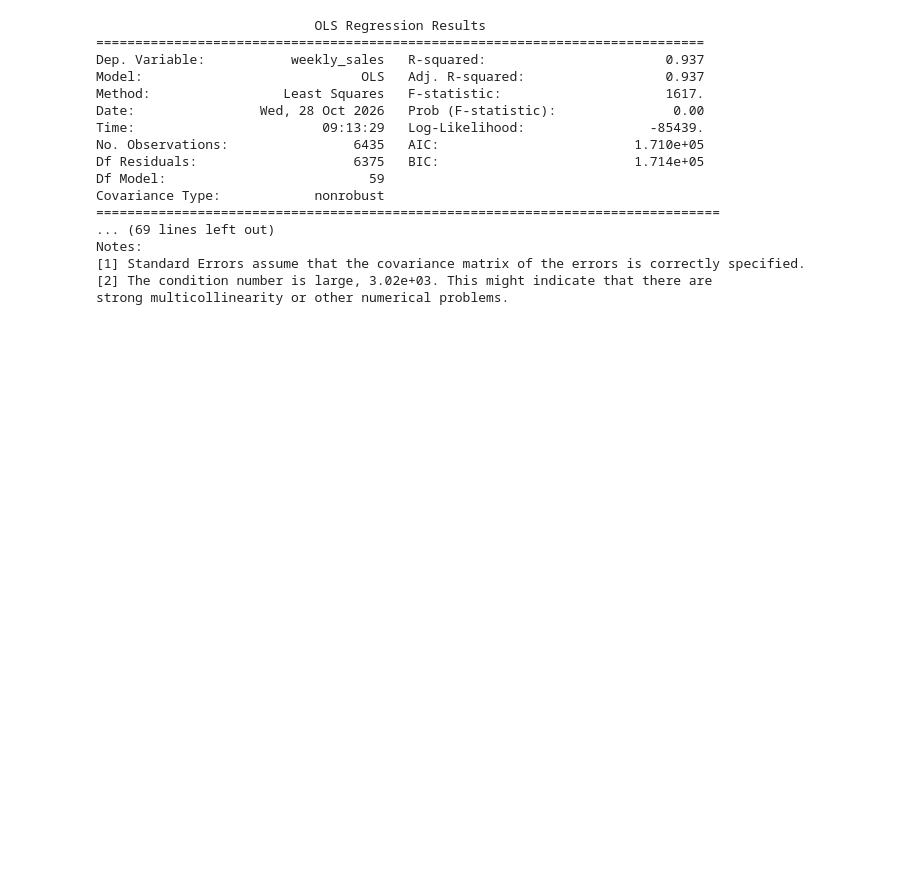
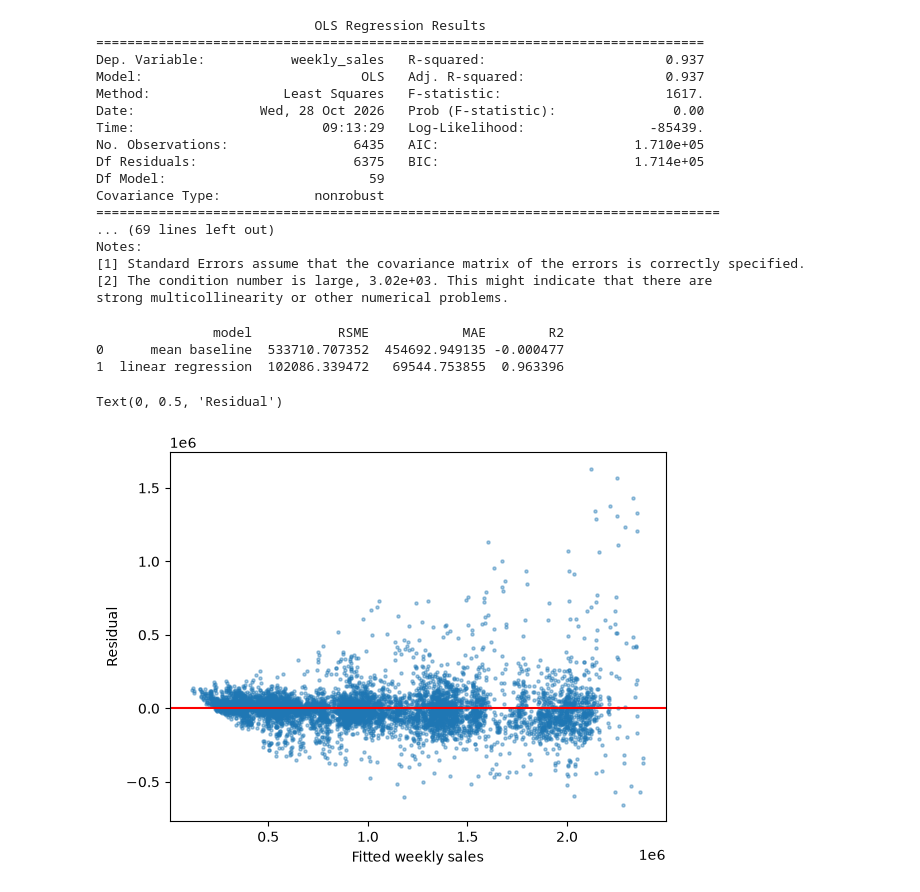
Before and after one commit to emmanuelakinmokun/predicting-weekly-retail-sales, a Jupyter notebook: notebooks/modelling.ipynb, the cells around one changed output. Saved outputs shown, nothing was run; the diff lists cells and outputs as text; code cells hidden in the pictures; blank space fills up the shorter version.

Commit message:
add: predict and validate with sklearn

```diff
--- a/notebooks/modelling.ipynb
+++ b/notebooks/modelling.ipynb
@@ -217,3 +217,46 @@ Notes:
 [1] Standard Errors assume that the covariance matrix of the errors is correctly specified.
 [2] The condition number is large, 3.02e+03. This might indicate that there are
 strong multicollinearity or other numerical problems.
+# %%
+import numpy as np
+from sklearn.dummy import DummyRegressor
+from sklearn.linear_model import LinearRegression
+from sklearn.metrics import mean_squared_error, mean_absolute_error, r2_score
+
+# Split by time:  80/20
+weeks = np.sort(df['date'].unique())
+cut = weeks[int(len(weeks)*0.8)]
+train = df['date'] < cut
+
+X_train, X_test  = X[train], X[~train]
+y_train, y_test = y[train], y[~train]
+
+baseline = DummyRegressor(strategy='mean').fit(X_train, y_train)
+linreg = LinearRegression().fit(X_train, y_train)
+
+def score(name, m):
+    pred = m.predict(X_test)
+    return {
+        'model': name,
+        'RSME': np.sqrt(mean_squared_error(y_test, pred)),
+        'MAE': mean_absolute_error(y_test, pred),
+        'R2': r2_score(y_test, pred),
+    }
+
+results = pd.DataFrame([score('mean baseline', baseline), score('linear regression', linreg)])
+print(results)
+# %% [output]
+               model           RSME            MAE        R2
+0      mean baseline  533710.707352  454692.949135 -0.000477
+1  linear regression  102086.339472   69544.753855  0.963396
+# %%
+import matplotlib.pyplot as plt
+
+resid = model.resid
+plt.scatter(model.fittedvalues, resid, s=5, alpha=0.4)
+plt.axhline(0, color='red')
+plt.xlabel('Fitted weekly sales')
+plt.ylabel('Residual')
+# %% [output]
+Text(0, 0.5, 'Residual')
+[figure, added]
```
